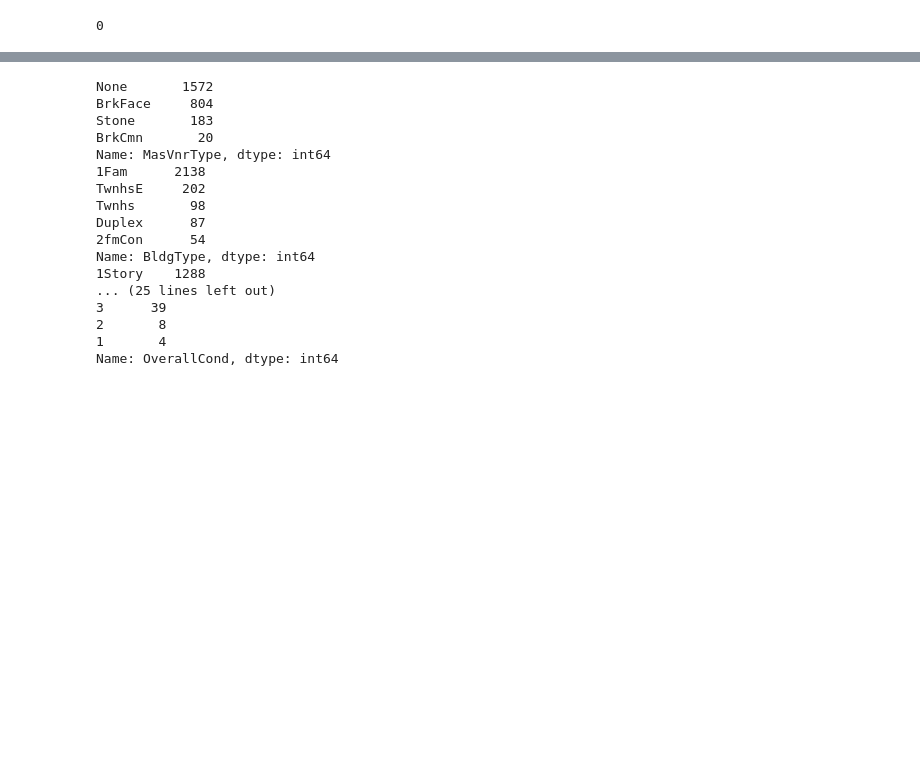
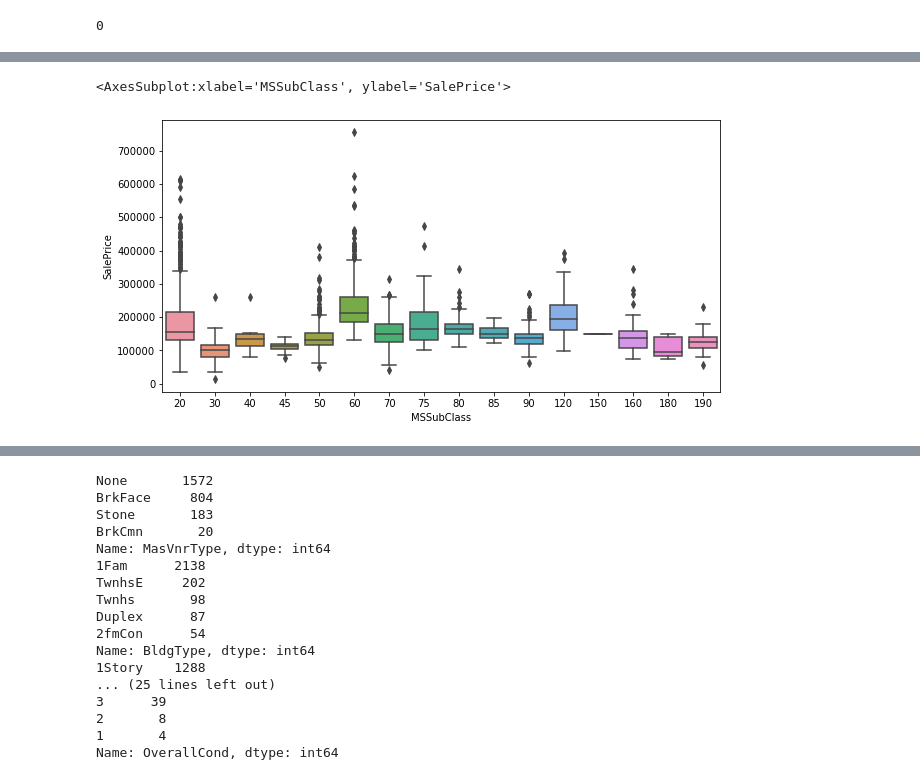
Before and after one commit to dnie44/nycdatascience_ML_project, a Jupyter notebook: daniel/2_EDA_land_general_size_feats.ipynb, the cells around one changed output, grey strips where cells are left out. Drawn from its saved outputs; the diff is of its cells as text; code cells hidden in the pictures; blank space fills up the shorter version.

```diff
--- a/daniel/2_EDA_land_general_size_feats.ipynb
+++ b/daniel/2_EDA_land_general_size_feats.ipynb
@@ -154,0 +176,7 @@ general.MasVnrType.isna().sum() + general.MasVnrArea.isna().sum()
+# %%
+#Plot HouseClass
+plt.figure(figsize=(10,5))
+sns.boxplot(x=general.MSSubClass, y=y)
+# %% [output]
+<AxesSubplot:xlabel='MSSubClass', ylabel='SalePrice'>
+[figure, added]
```
Also changed, not shown: parts of 18 cells of this notebook.
